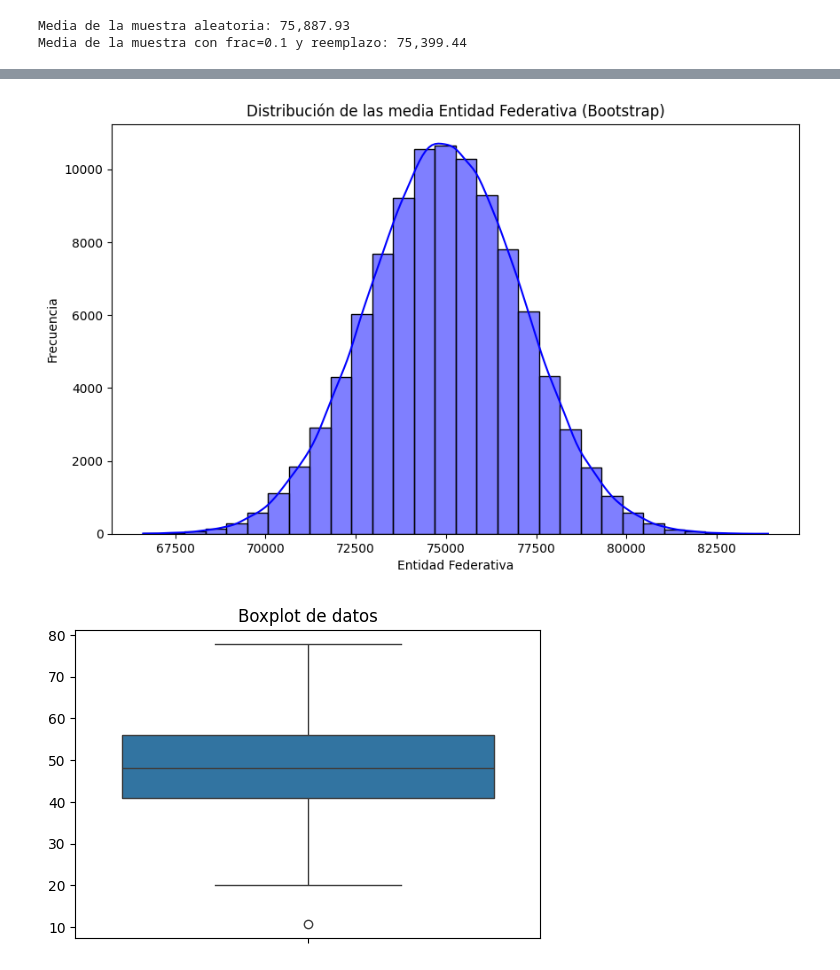
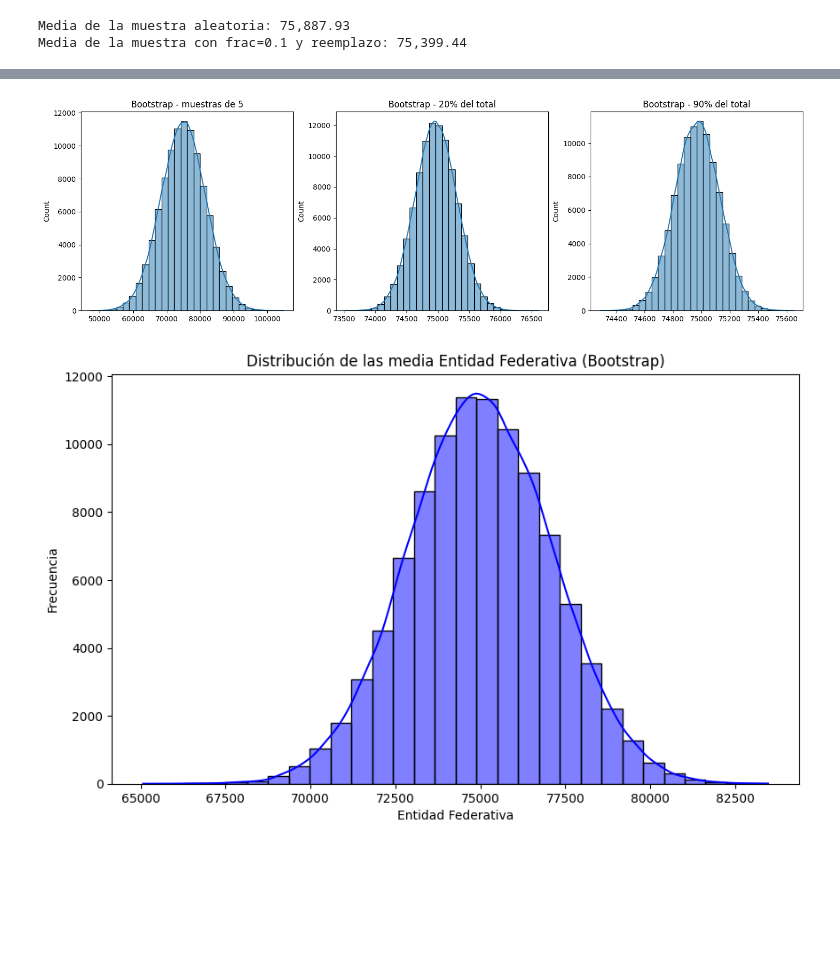
Before and after one commit to tishayreni/Python-Prep, a Jupyter notebook: Sesion-05/Reto-01/bootstrap.ipynb, the cells around one changed output, grey strips where cells are left out. Cells and saved outputs as stored; diff of their text form; code cells hidden in the pictures; blank space fills up the shorter version.

```diff
--- a/Sesion-05/Reto-01/bootstrap.ipynb
+++ b/Sesion-05/Reto-01/bootstrap.ipynb
@@ -77,29 +103,50 @@ Media de la muestra con frac=0.1 y reemplazo: 75,399.44
 # %%
+import pandas as pd
+import numpy as np
+import matplotlib.pyplot as plt
+import seaborn as sns
+
 medias = []
 
 for _ in range(100_000):
     muestra_bootstrap = df['ENTIDAD_FEDERATIVA'].sample(n=50, replace=True)
     media_bootstrap = muestra_bootstrap.mean()
     medias.append(media_bootstrap)
 
 # Convertimos las medias a una Serie de pandas
 serie_medias = pd.Series(medias)
 
+# Perform bootstrap resampling for different sample sizes
+n_bootstrap_samples = 100_000  # Number of bootstrap samples
+
+# Bootstrap with sample size 5
+bootstrap_5 = [df['ENTIDAD_FEDERATIVA'].sample(n=5, replace=True).mean() for _ in range(n_bootstrap_samples)]
+
+# Bootstrap with sample size 20% of the data
+bootstrap_20 = [df['ENTIDAD_FEDERATIVA'].sample(frac=0.2, replace=True).mean() for _ in range(n_bootstrap_samples)]
+
+# Bootstrap with sample size 90% of the data
+bootstrap_90 = [df['ENTIDAD_FEDERATIVA'].sample(frac=0.9, replace=True).mean() for _ in range(n_bootstrap_samples)]
+
+
+fig, axes = plt.subplots(1, 3, figsize=(18, 5))
+
+sns.histplot(bootstrap_5, bins=30, kde=True, ax=axes[0])
+axes[0].set_title("Bootstrap - muestras de 5")
+
+sns.histplot(bootstrap_20, bins=30, kde=True, ax=axes[1])
+axes[1].set_title("Bootstrap - 20% del total")
+
+sns.histplot(bootstrap_90, bins=30, kde=True, ax=axes[2])
+axes[2].set_title("Bootstrap - 90% del total")
+
 # Visualizar la distribución de las medias
 plt.figure(figsize=(10, 6))
 sns.histplot(serie_medias, kde=True, bins=30, color='blue')
 plt.title('Distribución de las media Entidad Federativa (Bootstrap)')
 plt.xlabel('Entidad Federativa')
 plt.ylabel('Frecuencia')
 plt.show()
 # %% [output]
-[figure, old version]
+[figure, new version]
+[figure, added]
-# %%
-np.random.seed(42)
-data = np.random.normal(loc=50, scale=15, size=100)
-plt.figure(figsize=(6, 4))
-sns.boxplot(y=data)
-plt.title("Boxplot de datos")
-plt.show()
-# %% [output]
-[figure, removed]
```
Also changed, not shown: parts of 4 cells of this notebook.
